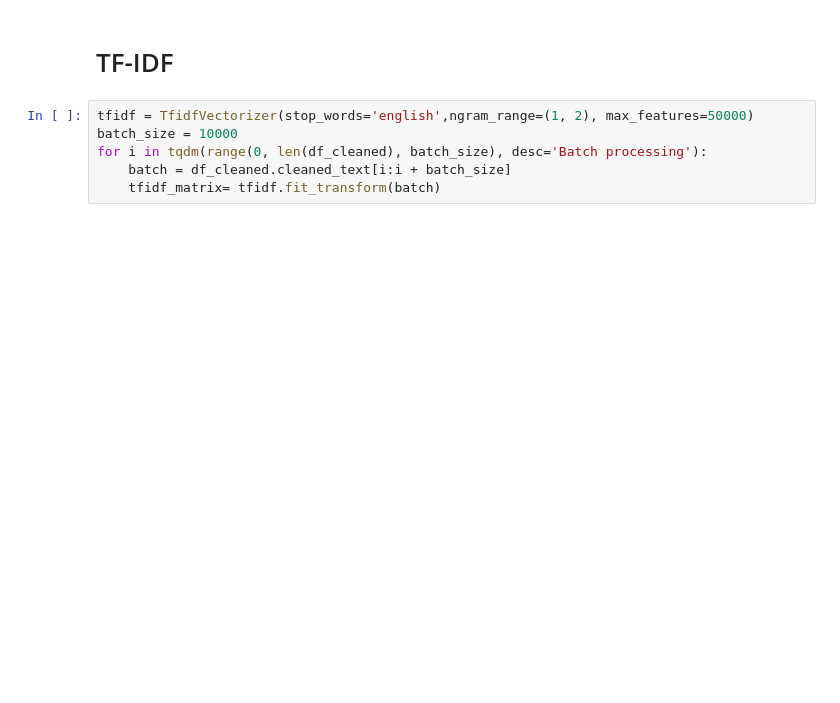
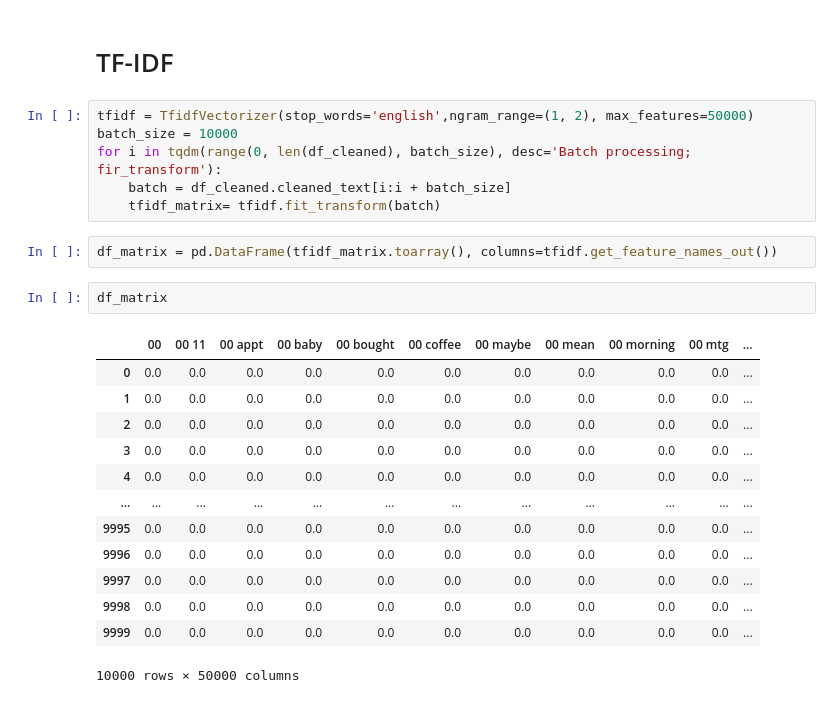
Before and after one commit to Rahifhiba/Sentiment-analysis, a Jupyter notebook: sentiment_analysis.ipynb, the cells around one changed output. Drawn from its saved outputs; the diff is of its cells as text; blank space fills up the shorter version.

```diff
--- a/sentiment_analysis.ipynb
+++ b/sentiment_analysis.ipynb
@@ -293,6 +304,24 @@ df_cleaned.head()
 # %%
 tfidf = TfidfVectorizer(stop_words='english',ngram_range=(1, 2), max_features=50000)
 batch_size = 10000
-for i in tqdm(range(0, len(df_cleaned), batch_size), desc='Batch processing'):
+for i in tqdm(range(0, len(df_cleaned), batch_size), desc='Batch processing; fir_transform'):
     batch = df_cleaned.cleaned_text[i:i + batch_size]
     tfidf_matrix= tfidf.fit_transform(batch)
+# %%
+df_matrix = pd.DataFrame(tfidf_matrix.toarray(), columns=tfidf.get_feature_names_out())
+# %%
+df_matrix
+# %% [output]
+|  | 00 | 00 11 | 00 appt | 00 baby | 00 bought | 00 coffee | 00 maybe | 00 mean | 00 morning | 00 mtg | ... |
+| 0 | 0.0 | 0.0 | 0.0 | 0.0 | 0.0 | 0.0 | 0.0 | 0.0 | 0.0 | 0.0 | ... |
+| 1 | 0.0 | 0.0 | 0.0 | 0.0 | 0.0 | 0.0 | 0.0 | 0.0 | 0.0 | 0.0 | ... |
+| 2 | 0.0 | 0.0 | 0.0 | 0.0 | 0.0 | 0.0 | 0.0 | 0.0 | 0.0 | 0.0 | ... |
+| 3 | 0.0 | 0.0 | 0.0 | 0.0 | 0.0 | 0.0 | 0.0 | 0.0 | 0.0 | 0.0 | ... |
+| 4 | 0.0 | 0.0 | 0.0 | 0.0 | 0.0 | 0.0 | 0.0 | 0.0 | 0.0 | 0.0 | ... |
+| ... | ... | ... | ... | ... | ... | ... | ... | ... | ... | ... | ... |
+| 9995 | 0.0 | 0.0 | 0.0 | 0.0 | 0.0 | 0.0 | 0.0 | 0.0 | 0.0 | 0.0 | ... |
+| 9996 | 0.0 | 0.0 | 0.0 | 0.0 | 0.0 | 0.0 | 0.0 | 0.0 | 0.0 | 0.0 | ... |
+| 9997 | 0.0 | 0.0 | 0.0 | 0.0 | 0.0 | 0.0 | 0.0 | 0.0 | 0.0 | 0.0 | ... |
+| 9998 | 0.0 | 0.0 | 0.0 | 0.0 | 0.0 | 0.0 | 0.0 | 0.0 | 0.0 | 0.0 | ... |
+| 9999 | 0.0 | 0.0 | 0.0 | 0.0 | 0.0 | 0.0 | 0.0 | 0.0 | 0.0 | 0.0 | ... |
+10000 rows × 50000 columns
```
Also changed, not shown: parts of 2 cells of this notebook.
